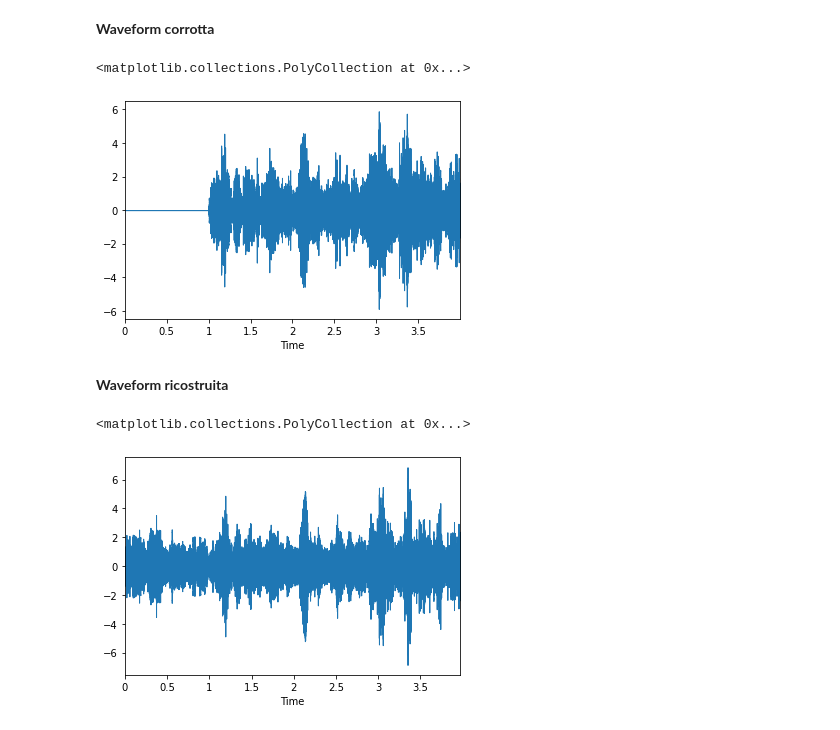
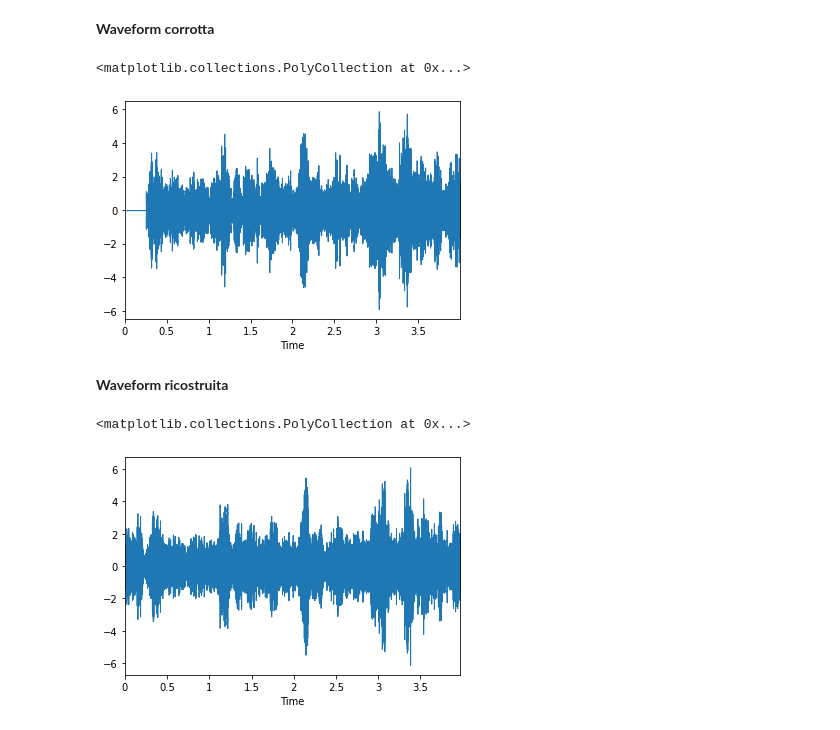
Before and after one commit to LIMUNIMI/TM-Pedretti_Davide-Sound_classification_in_the_presence_of_missing_samples, a Jupyter notebook: Spectrogram_reconstruction.ipynb, the cells around one changed output. Saved outputs shown, nothing was run; the diff lists cells and outputs as text; code cells hidden in the pictures.

```diff
--- a/Spectrogram_reconstruction.ipynb
+++ b/Spectrogram_reconstruction.ipynb
@@ -67,8 +108,8 @@ def plot_spectrogram(X):
 # %%
 x = data[6, :]
 x_corr = copy.deepcopy(x)
-x_corr[0:8000]=0
-x_missing = data[6, 0:8000]
+x_corr[0:2000]=0
+x_missing = data[6, 0:2000]
 # %%
 print("Waveform shape: ", x.shape)
 print("Corruption shape: ", x_missing.shape)
@@ -84,4 +125,4 @@ x_mel = librosa.feature.melspectrogram(y=x.reshape(-1), sr=8000)
 x_corr_mel = librosa.feature.melspectrogram(y=x_corr.reshape(-1), sr=8000)
 x_missing_mel = librosa.feature.melspectrogram(y=x_missing.reshape(-1), sr=8000)
 x_recon = copy.deepcopy(x_corr_mel)
-x_recon[:, 0:16]=x_missing_mel
+x_recon[:, 0:4]=x_missing_mel
@@ -130,11 +212,11 @@ librosa.display.waveplot(x.reshape(-1), sr=8000)
 librosa.display.waveplot(x_corr.reshape(-1), sr=8000)
 # %% [output]
 <matplotlib.collections.PolyCollection at 0x...>
-[figure, old version]
+[figure, new version]
 # %% [markdown]
 **Waveform ricostruita**
 # %%
-librosa.display.waveplot(inverse, sr=8000)
+librosa.display.waveplot(inverse.reshape(-1), sr=8000)
 # %% [output]
 <matplotlib.collections.PolyCollection at 0x...>
-[figure, old version]
+[figure, new version]
```
Also changed, not shown: parts of 46 cells of this notebook.
